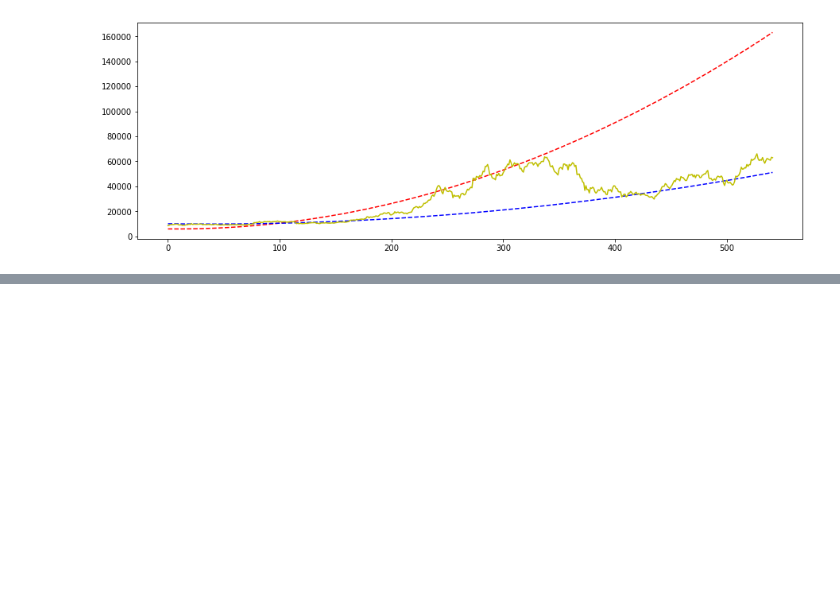
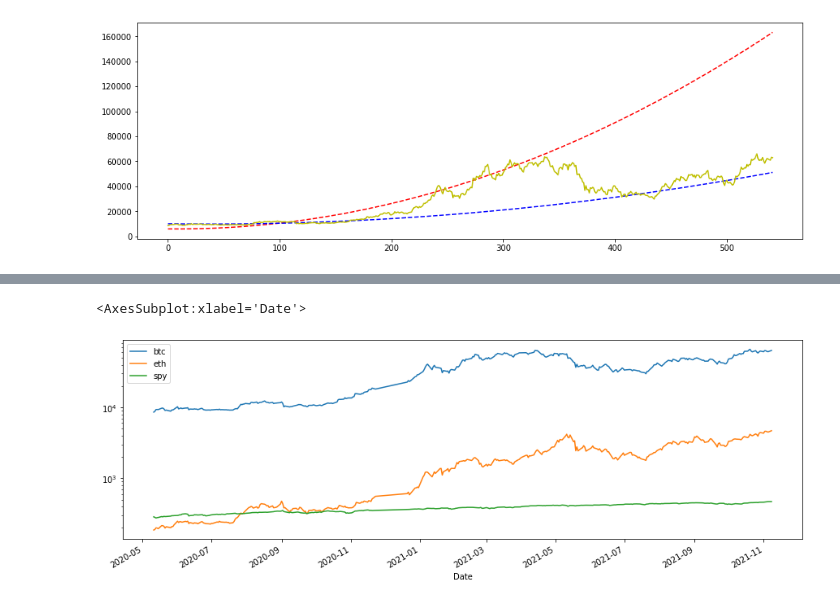
Before and after one commit to mxagar/crypto_analysis, a Jupyter notebook: 01_BitcoinAnalysis.ipynb, the cells around one changed output, grey strips where cells are left out. Drawn from its saved outputs; the diff is of its cells as text; code cells hidden in the pictures; blank space fills up the shorter version.

```diff
--- a/01_BitcoinAnalysis.ipynb
+++ b/01_BitcoinAnalysis.ipynb
@@ -403,0 +452,2 @@ plt.plot(x[:min_d],y_close[:min_d],'y')
+# %%
+df_spy = data.DataReader("SPY", 'yahoo', start, end)
@@ -403,0 +464,14 @@ plt.plot(x[:min_d],y_close[:min_d],'y')
+# %%
+df_btc['btc'] = df_btc['Close']
+df_eth['eth'] = df_eth['Close']
+df = pd.concat([df_btc['btc'], df_eth['eth']], axis = 1,join='outer').dropna()
+# %%
+df = df.resample(rule='D').last().loc[start:end]
+# %%
+df_spy['spy'] = df_spy['Adj Close']
+df = pd.concat([df, df_spy['spy']], axis = 1,join='outer').dropna()
+# %%
+df.plot(figsize=(15,5),logy=True)
+# %% [output]
+<AxesSubplot:xlabel='Date'>
+[figure, added]
```
Also changed, not shown: parts of 21 cells of this notebook.
